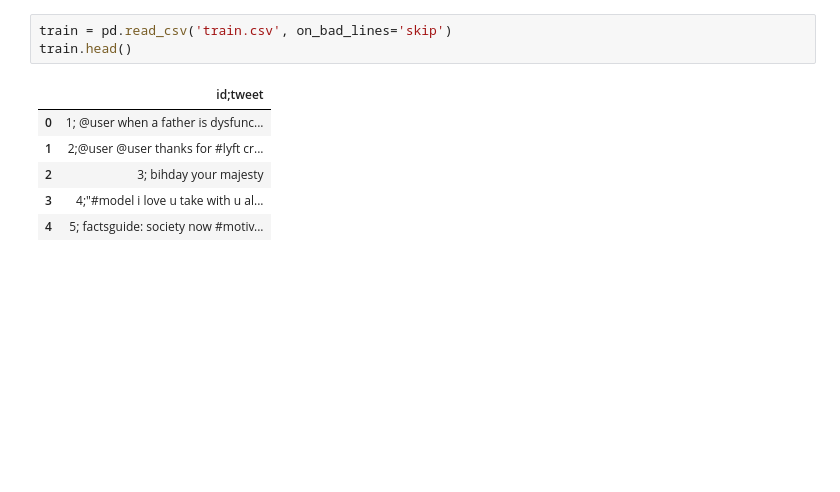
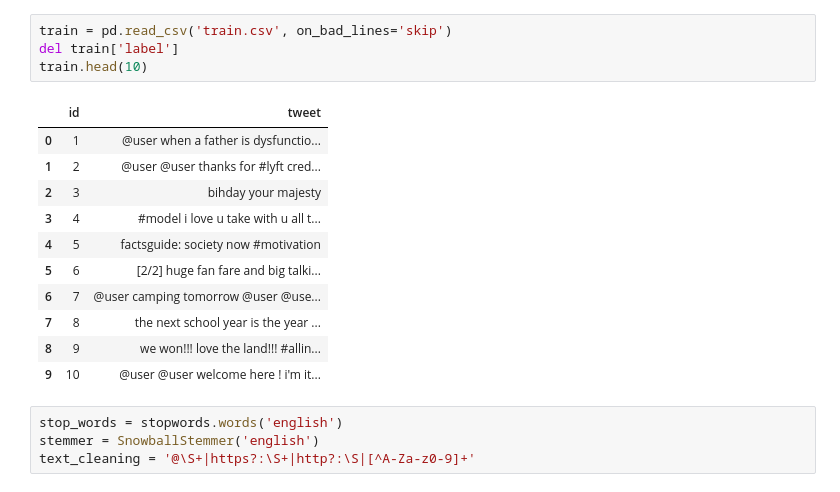
Before and after one commit to hallowerised/Twitter-Sentiment-Analysis, a Jupyter notebook: twitter_sentiment_analysis.ipynb, the cells around one changed output. Drawn from its saved outputs; the diff is of its cells as text; blank space fills up the shorter version.

```diff
--- a/twitter_sentiment_analysis.ipynb
+++ b/twitter_sentiment_analysis.ipynb
@@ -11,10 +28,20 @@ Saving train.csv to train (1).csv
 # %%
 train = pd.read_csv('train.csv', on_bad_lines='skip')
-train.head()
+del train['label']
+train.head(10)
 # %% [output]
-|  | id;tweet |
-| 0 | 1; @user when a father is dysfunc... |
-| 1 | 2;@user @user thanks for #lyft cr... |
-| 2 | 3; bihday your majesty |
-| 3 | 4;"#model i love u take with u al... |
-| 4 | 5; factsguide: society now #motiv... |
+|  | id | tweet |
+| 0 | 1 | @user when a father is dysfunctio... |
+| 1 | 2 | @user @user thanks for #lyft cred... |
+| 2 | 3 | bihday your majesty |
+| 3 | 4 | #model i love u take with u all t... |
+| 4 | 5 | factsguide: society now #motivation |
+| 5 | 6 | [2/2] huge fan fare and big talki... |
+| 6 | 7 | @user camping tomorrow @user @use... |
+| 7 | 8 | the next school year is the year ... |
+| 8 | 9 | we won!!! love the land!!! #allin... |
+| 9 | 10 | @user @user welcome here ! i'm it... |
+# %%
+stop_words = stopwords.words('english')
+stemmer = SnowballStemmer('english')
+text_cleaning = '@\S+|https?:\S+|http?:\S|[^A-Za-z0-9]+'
```
Also changed, not shown: parts of 15 cells of this notebook.
